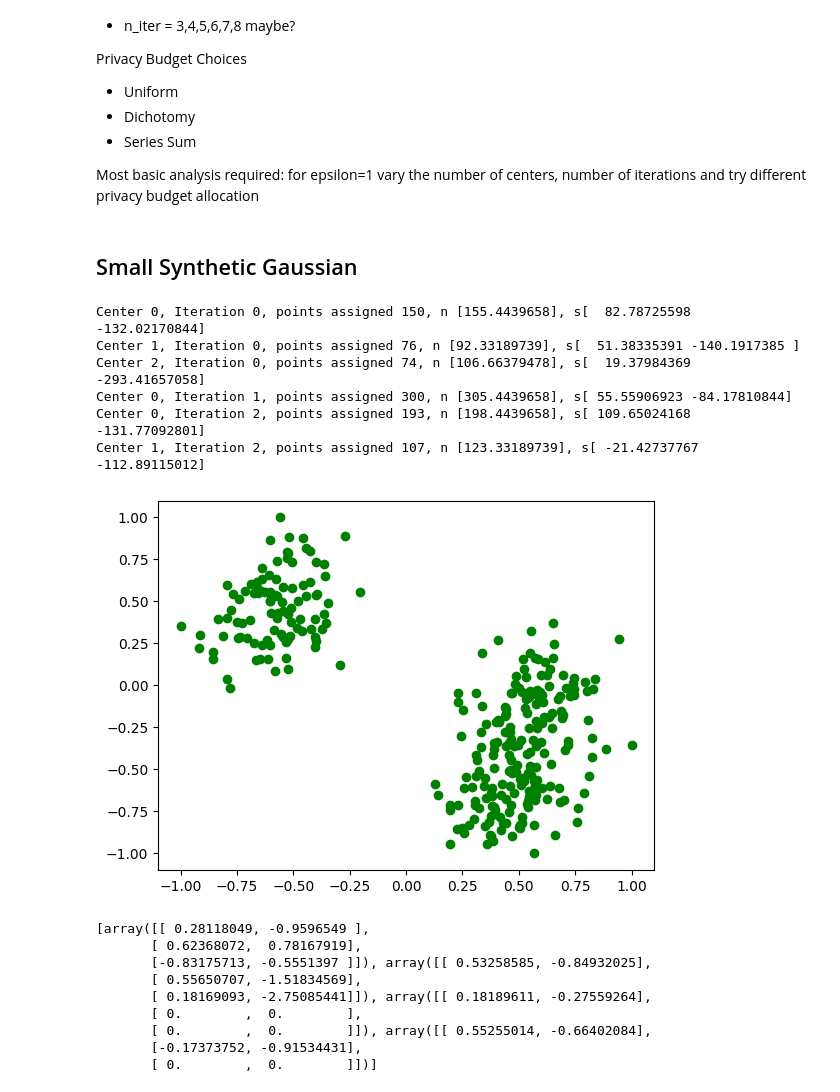
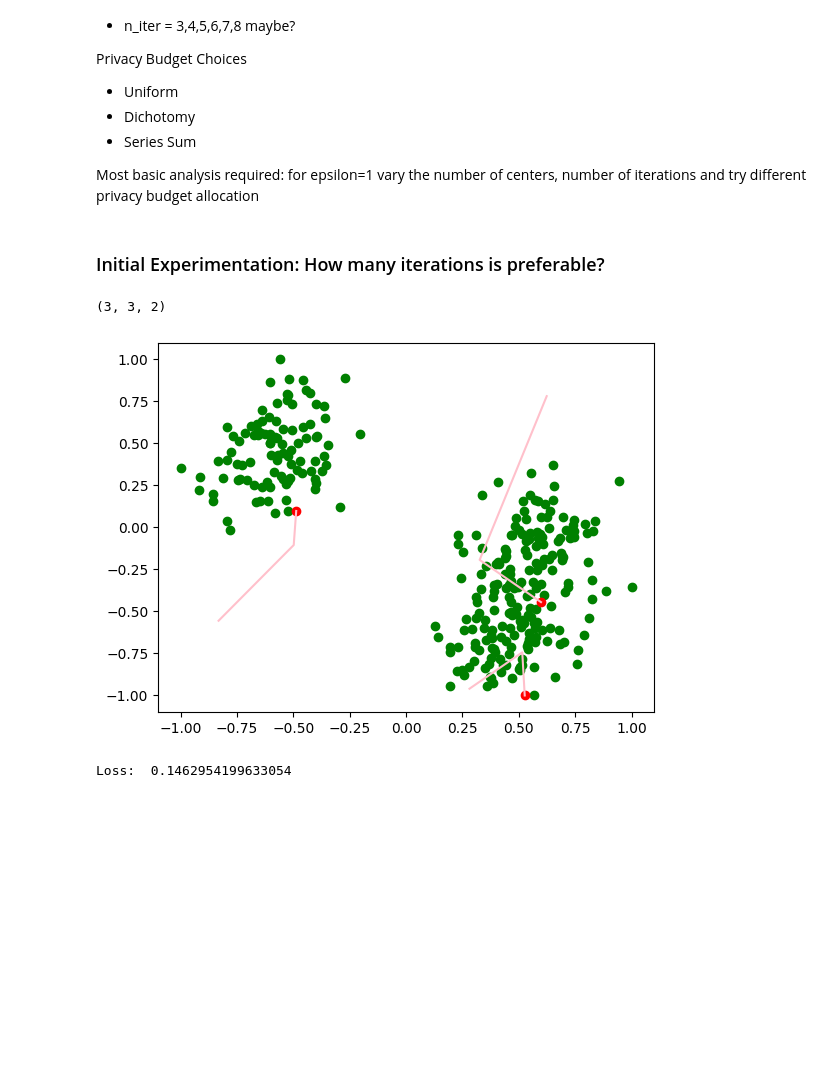
Before and after one commit to amy-ln/dpclustering, a Jupyter notebook: dplloyd-experiment.ipynb, the cells around one changed output. Saved outputs shown, nothing was run; the diff lists cells and outputs as text; code cells hidden in the pictures; blank space fills up the shorter version.

Commit message:
complete investigation of number of iterations

```diff
--- a/dplloyd-experiment.ipynb
+++ b/dplloyd-experiment.ipynb
@@ -18,44 +18,29 @@ from lloyd import PrivacyBudget, dplloyd
 from evaluation_utils import kmeans_loss
 
 master_rng = np.random.default_rng(42)
-# %% [markdown]
-## Small Synthetic Gaussian
+# %% [markdown]
+### Initial Experimentation: How many iterations is preferable?
 # %%
 from sklearn.cluster import KMeans
 
 data = np.load("datasets/synthetic-gaussian.npy")
-p = PrivacyBudget(epsilon=1, method="series sum", total_iter=3)
-centers = dplloyd(k=3, X=data, n_iter=3, priv=p, seed=123, return_steps=True)
-first = centers[0]
-second = centers[1]
-third = centers[2]
+p = PrivacyBudget(epsilon=1, method="uniform", total_iter=2)
+centers = np.array(dplloyd(k=3, X=data, n_iter=2, priv=p, seed=123, return_steps=True))
 
+print(centers.shape)
 #non_private_centers = KMeans(n_clusters=3).fit(data).cluster_centers_
 
 fig = plt.figure()
 ax = plt.axes()
 ax.scatter(data[:,0], data[:,1], c='green')
 #ax.scatter(non_private_centers[:,0], non_private_centers[:,1], c='red')
-ax.plot(first[:,0], first[:,1], c="pink")
-ax.plot(second[:,0], second[:,1], c="yellow")
-ax.plot(third[:,0], third[:,1], c="cyan")
+ax.plot(centers[:,:,0], centers[:,:,1], c="pink")
+ax.scatter(centers[-1,:,0], centers[-1,:,1], c="red")
+
 plt.show()
 
-print(centers)
+print("Loss: ", kmeans_loss(centers[-1,:,:], data))
 # %% [output]
-Center 0, Iteration 0, points assigned 150, n [155.4439658], s[  82.78725598 -132.02170844]
-Center 1, Iteration 0, points assigned 76, n [92.33189739], s[  51.38335391 -140.1917385 ]
-Center 2, Iteration 0, points assigned 74, n [106.66379478], s[  19.37984369 -293.41657058]
-Center 0, Iteration 1, points assigned 300, n [305.4439658], s[ 55.55906923 -84.17810844]
-Center 0, Iteration 2, points assigned 193, n [198.4439658], s[ 109.65024168 -131.77092801]
-Center 1, Iteration 2, points assigned 107, n [123.33189739], s[ -21.42737767 -112.89115012]
+(3, 3, 2)
-[figure, old version]
+[figure, new version]
-[array([[ 0.28118049, -0.9596549 ],
-       [ 0.62368072,  0.78167919],
-       [-0.83175713, -0.5551397 ]]), array([[ 0.53258585, -0.84932025],
-       [ 0.55650707, -1.51834569],
-       [ 0.18169093, -2.75085441]]), array([[ 0.18189611, -0.27559264],
-       [ 0.        ,  0.        ],
-       [ 0.        ,  0.        ]]), array([[ 0.55255014, -0.66402084],
-       [-0.17373752, -0.91534431],
-       [ 0.        ,  0.        ]])]
+Loss:  0.1462954199633054
```
Also changed, not shown: parts of 11 cells of this notebook, 2 other files.
